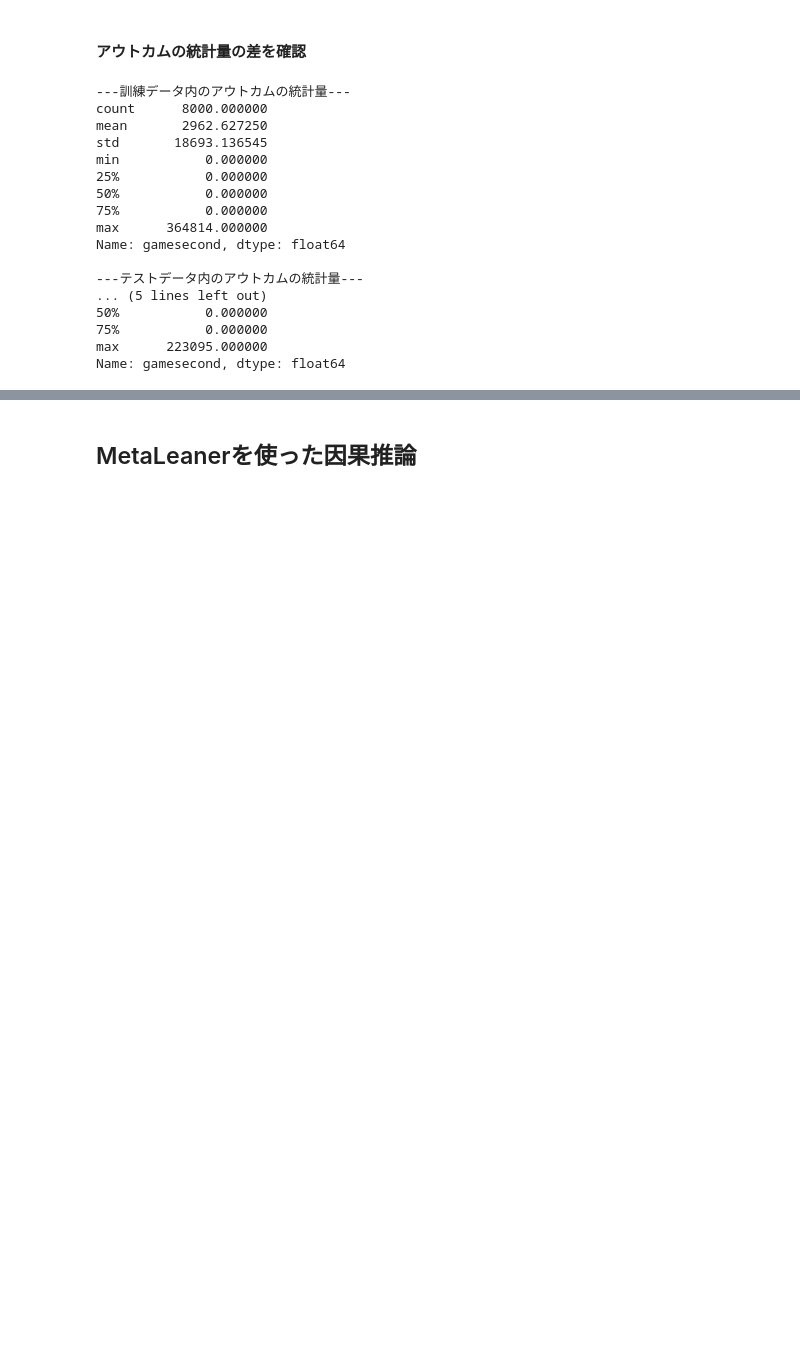
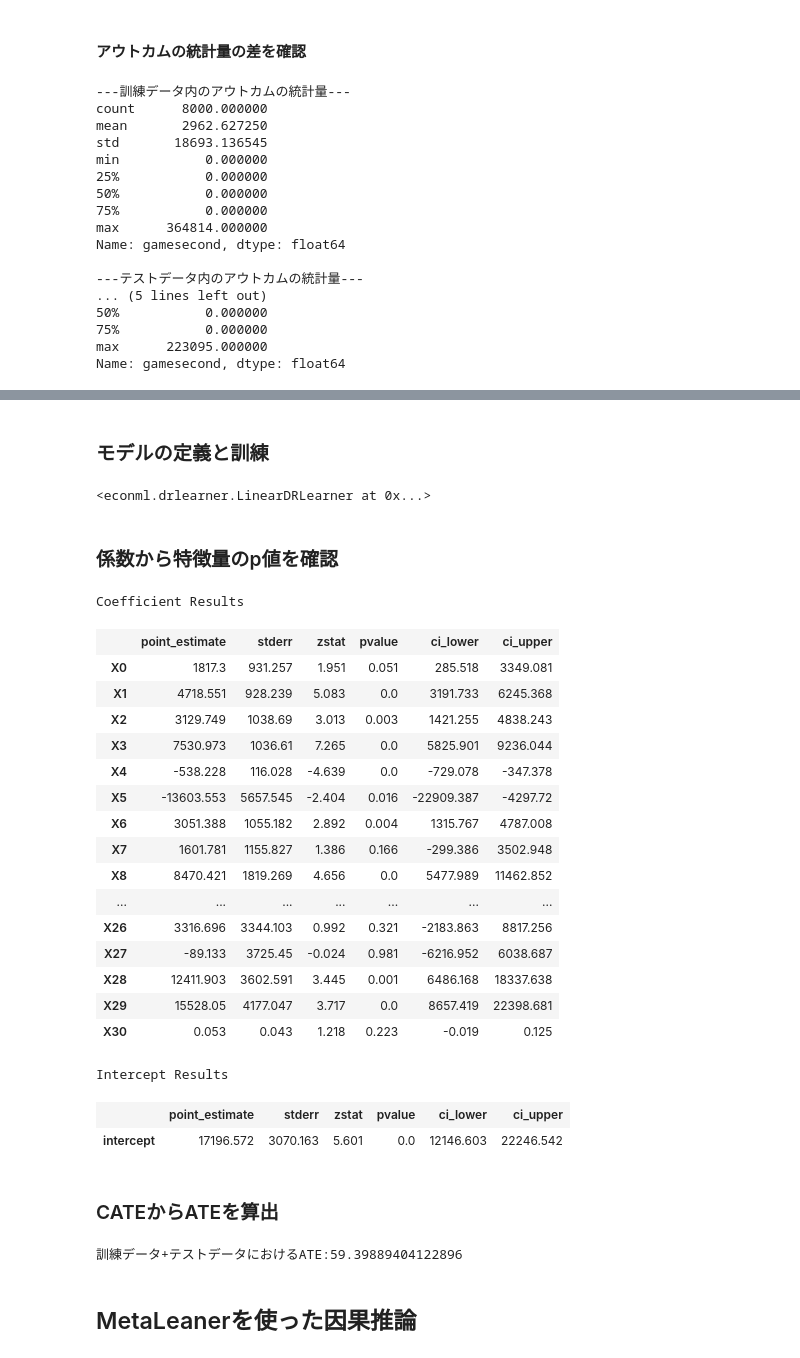
Before and after one commit to Itsuki-Hamano123/practice-casualeffect, a Jupyter notebook: econml/cm_causality.ipynb, the cells around one changed output, grey strips where cells are left out. Drawn from its saved outputs; the diff is of its cells as text; code cells hidden in the pictures; blank space fills up the shorter version.

Commit message:
dlleanerでの分析追加

```diff
--- a/econml/cm_causality.ipynb
+++ b/econml/cm_causality.ipynb
@@ -143,3 +149,56 @@ Name: gamesecond, dtype: float64
+# %% [markdown]
+### モデルの定義と訓練
+# %%
+Logistic_reg_params = {
+    "Cs" : 10, # 小さい値ほど正則化が強くなる(default=10)
+    "max_iter" : 200,
+    "cv" : 3,
+    "penalty" : "elasticnet",
+    "l1_ratios" : [0.5], # L1正則化項とL2正則化項の割合
+    "solver" : "saga", # elasticnet用の最適化アルゴリズム
+    "random_state" : 7
+}
+# %%
+DLLEANER_MODEL = LinearDRLearner(model_propensity=LogisticRegressionCV(**Logistic_reg_params),
+                                 random_state=7)
+DLLEANER_MODEL.fit(Y=train_data[OUTCOME_COLUMN].values,
+                   T=train_data[TREATMENT_COLUMN].values,
+                   X=train_data[COVARIATE_COLUMNS].values,
+                   inference='statsmodels')
+# %% [output]
+<econml.drlearner.LinearDRLearner at 0x...>
+# %% [markdown]
+### 係数から特徴量のp値を確認
+# %%
+DLLEANER_MODEL.summary(T=1)
+# %% [output]
+Coefficient Results
+|  | point_estimate | stderr | zstat | pvalue | ci_lower | ci_upper |
+| X0 | 1817.3 | 931.257 | 1.951 | 0.051 | 285.518 | 3349.081 |
+| X1 | 4718.551 | 928.239 | 5.083 | 0.0 | 3191.733 | 6245.368 |
+| X2 | 3129.749 | 1038.69 | 3.013 | 0.003 | 1421.255 | 4838.243 |
+| X3 | 7530.973 | 1036.61 | 7.265 | 0.0 | 5825.901 | 9236.044 |
+| X4 | -538.228 | 116.028 | -4.639 | 0.0 | -729.078 | -347.378 |
+| X5 | -13603.553 | 5657.545 | -2.404 | 0.016 | -22909.387 | -4297.72 |
+| X6 | 3051.388 | 1055.182 | 2.892 | 0.004 | 1315.767 | 4787.008 |
+| X7 | 1601.781 | 1155.827 | 1.386 | 0.166 | -299.386 | 3502.948 |
+| X8 | 8470.421 | 1819.269 | 4.656 | 0.0 | 5477.989 | 11462.852 |
+| ... | ... | ... | ... | ... | ... | ... |
+| X26 | 3316.696 | 3344.103 | 0.992 | 0.321 | -2183.863 | 8817.256 |
+| X27 | -89.133 | 3725.45 | -0.024 | 0.981 | -6216.952 | 6038.687 |
+| X28 | 12411.903 | 3602.591 | 3.445 | 0.001 | 6486.168 | 18337.638 |
+| X29 | 15528.05 | 4177.047 | 3.717 | 0.0 | 8657.419 | 22398.681 |
+| X30 | 0.053 | 0.043 | 1.218 | 0.223 | -0.019 | 0.125 |
+Intercept Results
+|  | point_estimate | stderr | zstat | pvalue | ci_lower | ci_upper |
+| intercept | 17196.572 | 3070.163 | 5.601 | 0.0 | 12146.603 | 22246.542 |
+# %% [markdown]
+### CATEからATEを算出
+# %%
+DLLeaner_effect = DLLEANER_MODEL.effect(analysis_data[COVARIATE_COLUMNS].values)
+print("訓練データ+テストデータにおけるATE:{ate}".format(ate=DLLeaner_effect.mean()))
+# %% [output]
+訓練データ+テストデータにおけるATE:59.39889404122896
 # %% [markdown]
 ## MetaLeanerを使った因果推論
 # %%
```
Also changed, not shown: parts of 9 cells of this notebook.
